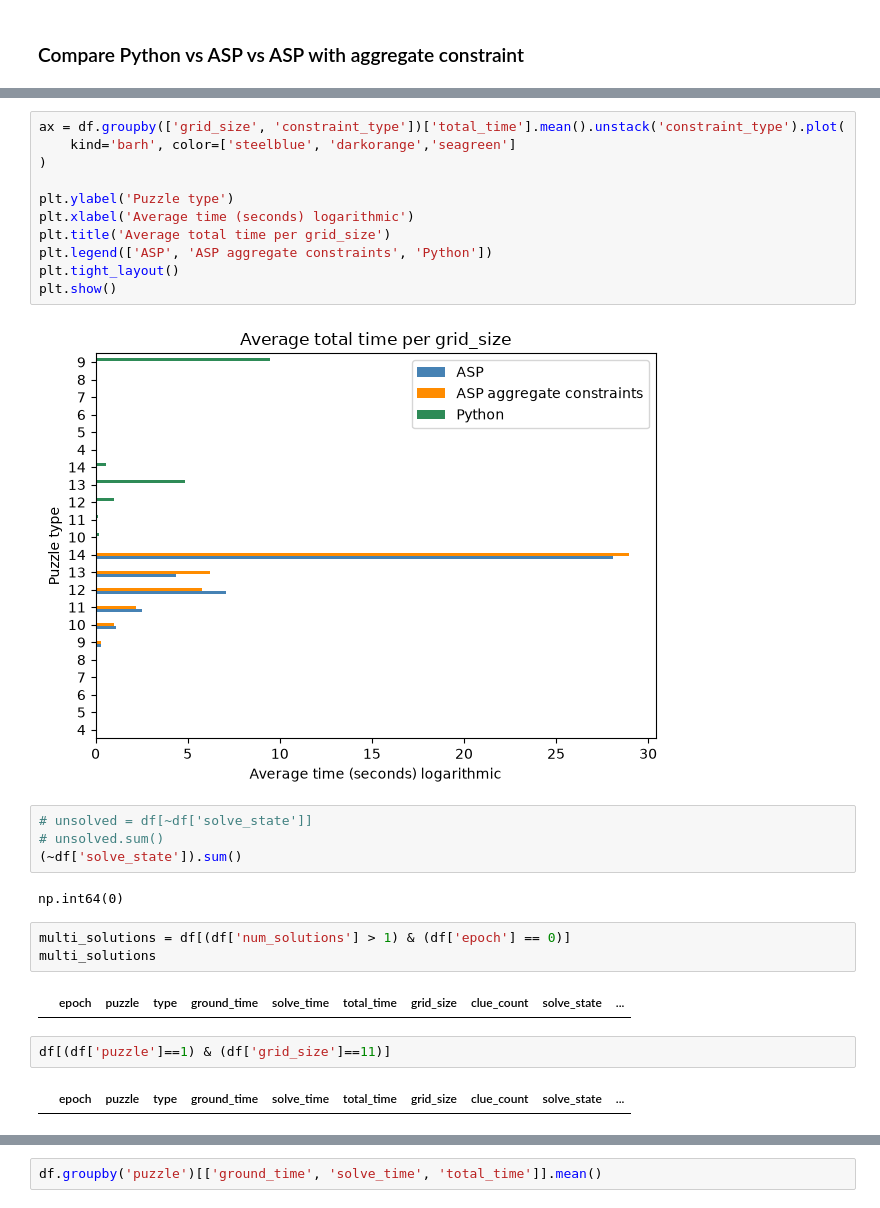
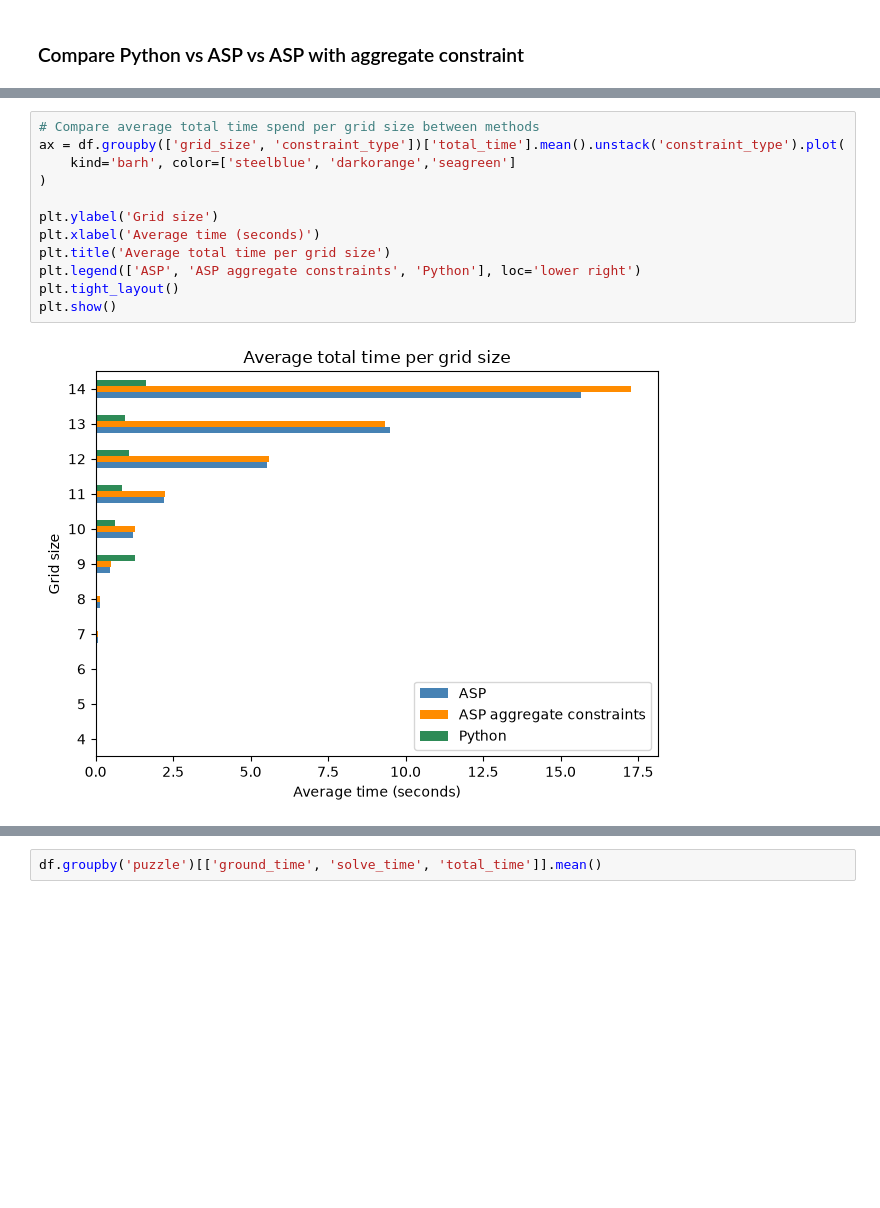
Before and after one commit to jurgendevries-ou-student/murdoku-solve, a Jupyter notebook: extraction/run/experiment.ipynb, the cells around one changed output, grey strips where cells are left out. Saved outputs shown, nothing was run; the diff lists cells and outputs as text; blank space fills up the shorter version.

Commit message:
nieuwe total run voor experiment

```diff
--- a/extraction/run/experiment.ipynb
+++ b/extraction/run/experiment.ipynb
@@ -497,28 +508,14 @@ plt.show()
 # %%
+# Compare average total time spend per grid size between methods
 ax = df.groupby(['grid_size', 'constraint_type'])['total_time'].mean().unstack('constraint_type').plot(
     kind='barh', color=['steelblue', 'darkorange','seagreen']
 )
 
-plt.ylabel('Puzzle type')
-plt.xlabel('Average time (seconds) logarithmic')
-plt.title('Average total time per grid_size')
-plt.legend(['ASP', 'ASP aggregate constraints', 'Python'])
+plt.ylabel('Grid size')
+plt.xlabel('Average time (seconds)')
+plt.title('Average total time per grid size')
+plt.legend(['ASP', 'ASP aggregate constraints', 'Python'], loc='lower right')
 plt.tight_layout()
 plt.show()
 # %% [output]
-[figure, old version]
+[figure, new version]
-# %%
-# unsolved = df[~df['solve_state']]
-# unsolved.sum()
-(~df['solve_state']).sum()
-# %% [output]
-np.int64(0)
-# %%
-multi_solutions = df[(df['num_solutions'] > 1) & (df['epoch'] == 0)]
-multi_solutions
-# %% [output]
-|  | epoch | puzzle | type | ground_time | solve_time | total_time | grid_size | clue_count | solve_state | ... |
-# %%
-df[(df['puzzle']==1) & (df['grid_size']==11)]
-# %% [output]
-|  | epoch | puzzle | type | ground_time | solve_time | total_time | grid_size | clue_count | solve_state | ... |
```
Also changed, not shown: parts of 18 cells of this notebook.
